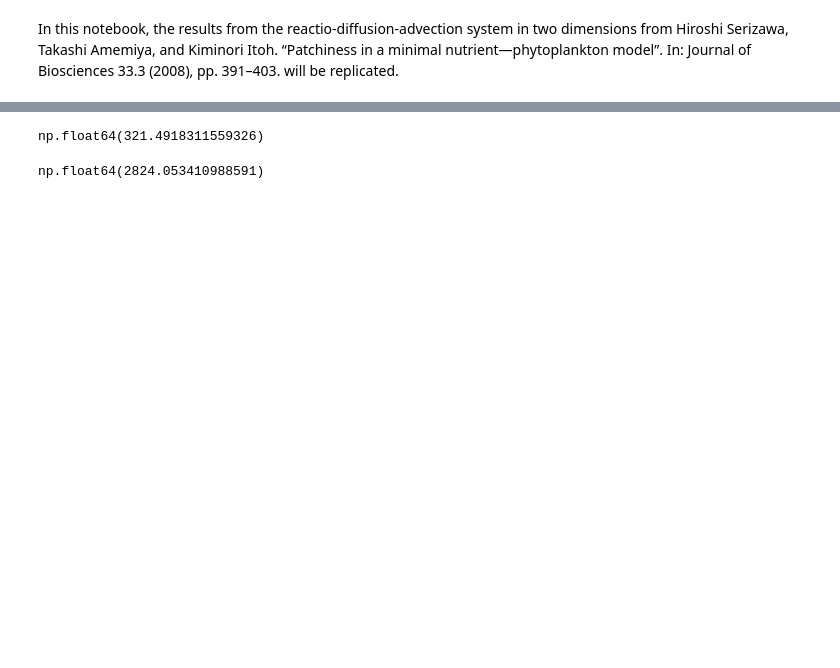
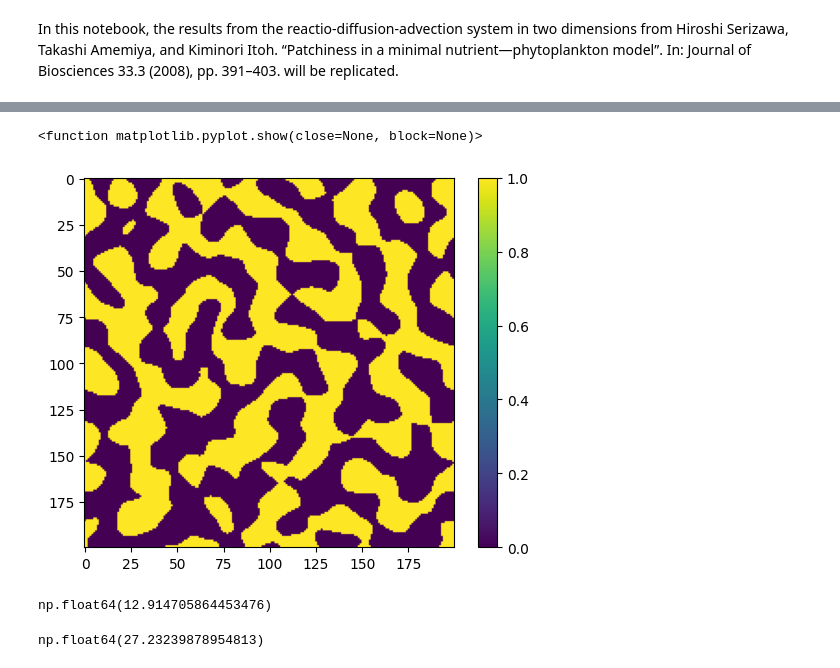
Before and after one commit to AlonsoFernandezVM/Pattern-formation-in-a-phytoplankton-population-based-on-stochastic-models-of-the-ocean-turbulence, a Jupyter notebook: notebooks/non_constant_nutrient_influx.ipynb, the cells around one changed output, grey strips where cells are left out. Saved outputs shown, nothing was run; the diff lists cells and outputs as text; code cells hidden in the pictures; blank space fills up the shorter version.

```diff
--- a/notebooks/non_constant_nutrient_influx.ipynb
+++ b/notebooks/non_constant_nutrient_influx.ipynb
@@ -171,7 +191,7 @@ a = 8
 m_n = 0.03
 f_p = 0.9
 d = 0.04
-nu_max = 0.3
+nu_max = 1
 r_0 = 10
 n_eddies = 100
 L = 100
@@ -181,6 +201,7 @@ dt = 0.12
 N = 180
 
 dx = 2 * L / N
+method = 'std'
 # %%
 np.random.seed(26)
 # %%
@@ -227,6 +258,26 @@ max_vel = np.max(vel_mag)
 s = nu_max / max_vel
 # %%
 phi *= s
+# %%
+trA = beta * discrete_laplacian(phi, dx)
+
+sources = np.where(trA > 1e-10, 1, 0)
+sinks = np.where(trA < -1e-10, 1, 0)
+# %%
+plt.imshow(sinks)
+plt.colorbar()
+plt.show
+# %% [output]
+<function matplotlib.pyplot.show(close=None, block=None)>
+[figure, added]
+# %%
+compute_in_prime_std(phi, beta, i_n, dx)
+# %% [output]
+np.float64(12.914705864453476)
+# %%
+compute_in_prime_integral(phi, beta, i_n, N, dx)
+# %% [output]
+np.float64(27.23239878954813)
 # %%
 u *= s
 v *= s
@@ -236,9 +284 @@ in_p_int = compute_in_prime_integral(phi, beta, N, i_n, dx)
-# %%
-in_p_std
-# %% [output]
-np.float64(321.4918311559326)
-# %%
-in_p_int
-# %% [output]
-np.float64(2824.053410988591)
 # %%
```
Also changed, not shown: parts of 10 cells of this notebook.
